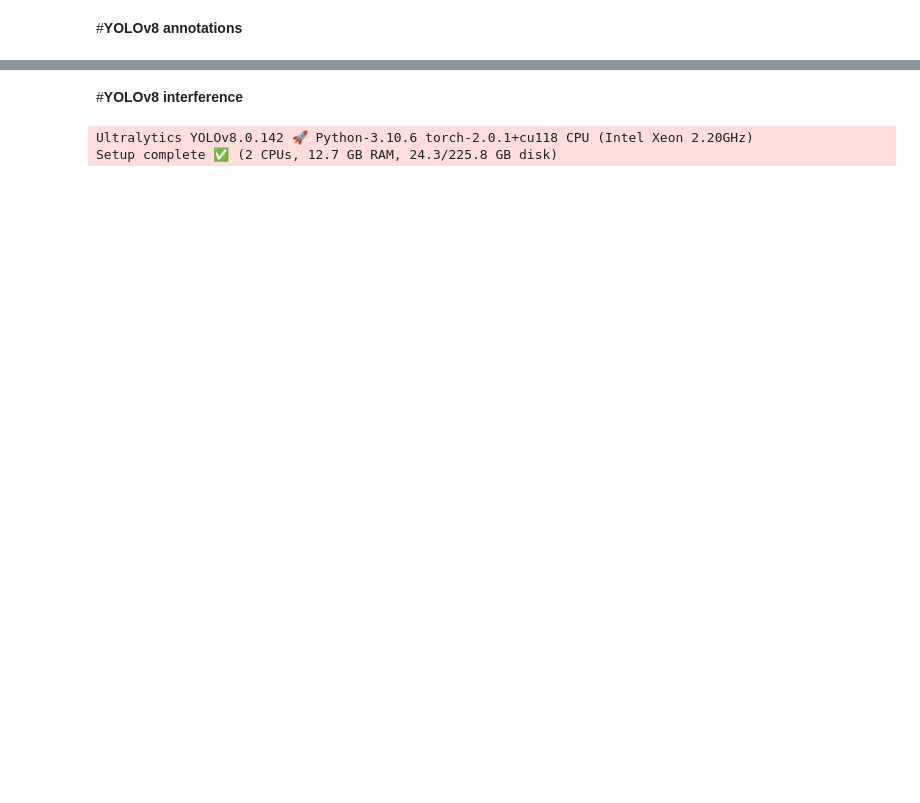
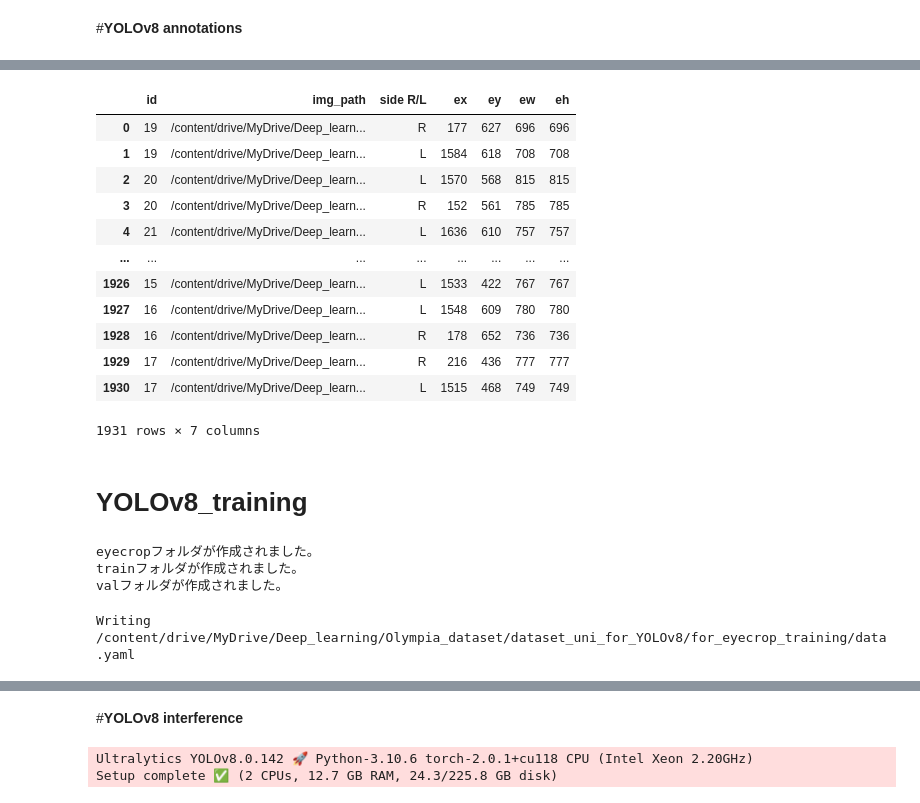
Before and after one commit to ykitaguchi77/GO_AI_project, a Jupyter notebook: YOLOv8_to_EfficientNetV2.ipynb, the cells around one changed output, grey strips where cells are left out. Cells and saved outputs as stored; diff of their text form; code cells hidden in the pictures; blank space fills up the shorter version.

```diff
--- a/YOLOv8_to_EfficientNetV2.ipynb
+++ b/YOLOv8_to_EfficientNetV2.ipynb
@@ -391,0 +394,78 @@ R 0.08449074074074074 0.3628472222222222 0.2789351851851852 0.4184027777777778
+# %%
+df_dlib_detected
+# %% [output]
+|  | id | img_path | side R/L | ex | ey | ew | eh |
+| 0 | 19 | /content/drive/MyDrive/Deep_learn... | R | 177 | 627 | 696 | 696 |
+| 1 | 19 | /content/drive/MyDrive/Deep_learn... | L | 1584 | 618 | 708 | 708 |
+| 2 | 20 | /content/drive/MyDrive/Deep_learn... | L | 1570 | 568 | 815 | 815 |
+| 3 | 20 | /content/drive/MyDrive/Deep_learn... | R | 152 | 561 | 785 | 785 |
+| 4 | 21 | /content/drive/MyDrive/Deep_learn... | L | 1636 | 610 | 757 | 757 |
+| ... | ... | ... | ... | ... | ... | ... | ... |
+| 1926 | 15 | /content/drive/MyDrive/Deep_learn... | L | 1533 | 422 | 767 | 767 |
+| 1927 | 16 | /content/drive/MyDrive/Deep_learn... | L | 1548 | 609 | 780 | 780 |
+| 1928 | 16 | /content/drive/MyDrive/Deep_learn... | R | 178 | 652 | 736 | 736 |
+| 1929 | 17 | /content/drive/MyDrive/Deep_learn... | R | 216 | 436 | 777 | 777 |
+| 1930 | 17 | /content/drive/MyDrive/Deep_learn... | L | 1515 | 468 | 749 | 749 |
+1931 rows × 7 columns
+# %% [markdown]
+# **YOLOv8_training**
+# %%
+import os
+
+parent_dir = '/content/drive/MyDrive/Deep_learning/Olympia_dataset/dataset_uni_for_YOLOv8'
+eyecrop_dir = os.path.join(parent_dir, 'for_eyecrop_training')
+
+
+# もし既に"eyecrop"フォルダが存在する場合、削除します
+if os.path.exists(eyecrop_dir):
+    try:
+        shutil.rmtree(eyecrop_dir)  # 空のフォルダならこれで削除できます
+    except OSError as e:
+        print(f"削除に失敗しました: {e}")
+else:
+    print("フォルダが存在しませんでした。新しく作成します。")
+
+# "eyecrop"フォルダを作成します
+try:
+    os.mkdir(eyecrop_dir)
+    print("eyecropフォルダが作成されました。")
+except OSError as e:
+    print(f"フォルダの作成に失敗しました: {e}")
+
+# "train"フォルダを作成します
+train_dir = os.path.join(eyecrop_dir, 'train')
+try:
+    os.mkdir(train_dir)
+    print("trainフォルダが作成されました。")
+except OSError as e:
+    print(f"フォルダの作成に失敗しました: {e}")
+
+# "val"フォルダを作成します
+val_dir = os.path.join(eyecrop_dir, 'val')
+try:
+    os.mkdir(val_dir)
+    print("valフォルダが作成されました。")
+except OSError as e:
+    print(f"フォルダの作成に失敗しました: {e}")
+
+
+# YAMLファイルの設定"
+yaml_file_path = os.path.join(eyecrop_dir, 'data.yaml')
+# %% [output]
+eyecropフォルダが作成されました。
+trainフォルダが作成されました。
+valフォルダが作成されました。
+# %%
+# YAML ファイルの内容を設定
+%%writefile $yaml_file_path
+# train and val data as 1) directory: path/images/, 2) file: path/images.txt, or 3) list: [path1/images/, path2/images/]
+train: /content/drive/MyDrive/Deep_learning/Olympia_dataset/dataset_uni_for_YOLOv8/for_eyecrop_training/train
+val: /content/drive/MyDrive/Deep_learning/Olympia_dataset/dataset_uni_for_YOLOv8/for_eyecrop_training/val
+
+# number of classes
+nc: 2
+
+# class names
+names: ['R', 'L']
+# %% [output]
+Writing /content/drive/MyDrive/Deep_learning/Olympia_dataset/dataset_uni_for_YOLOv8/for_eyecrop_training/data.yaml
```
Also changed, not shown: parts of 19 cells of this notebook.
